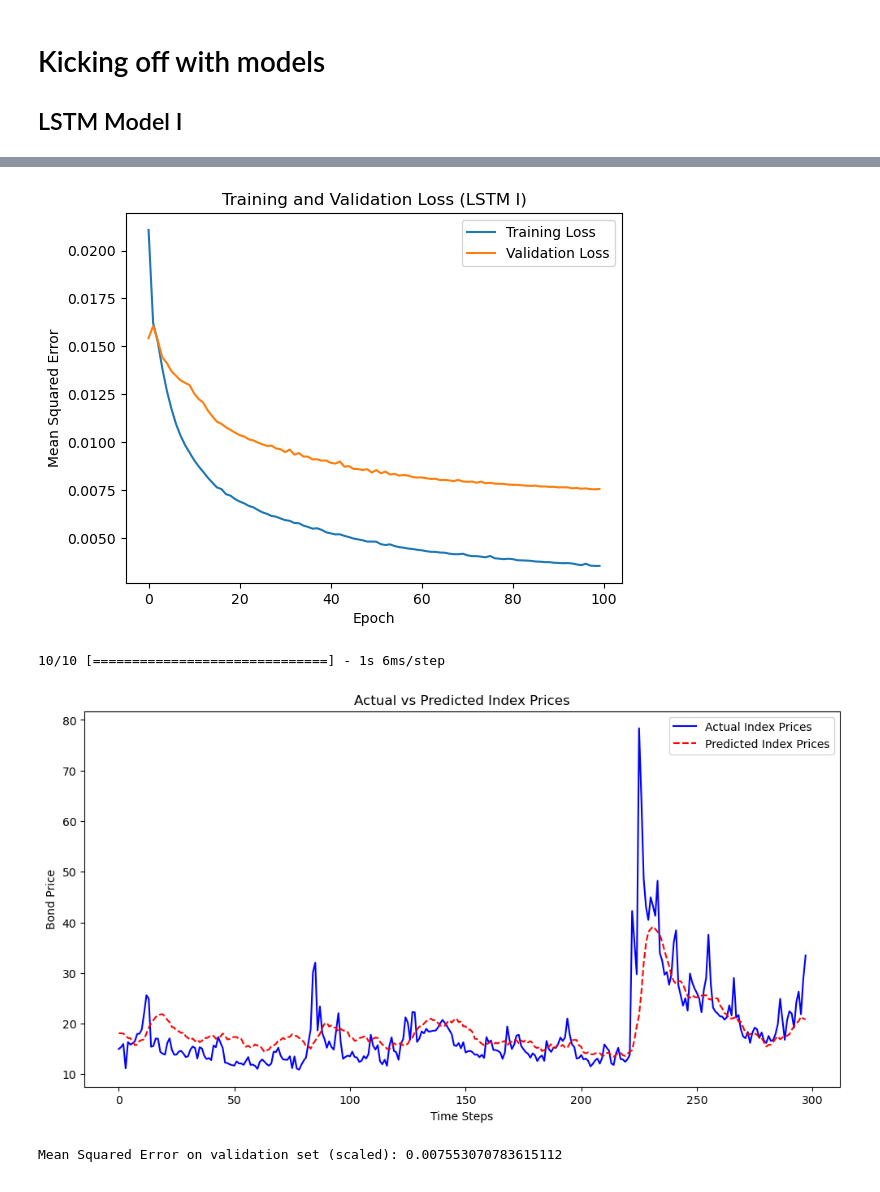
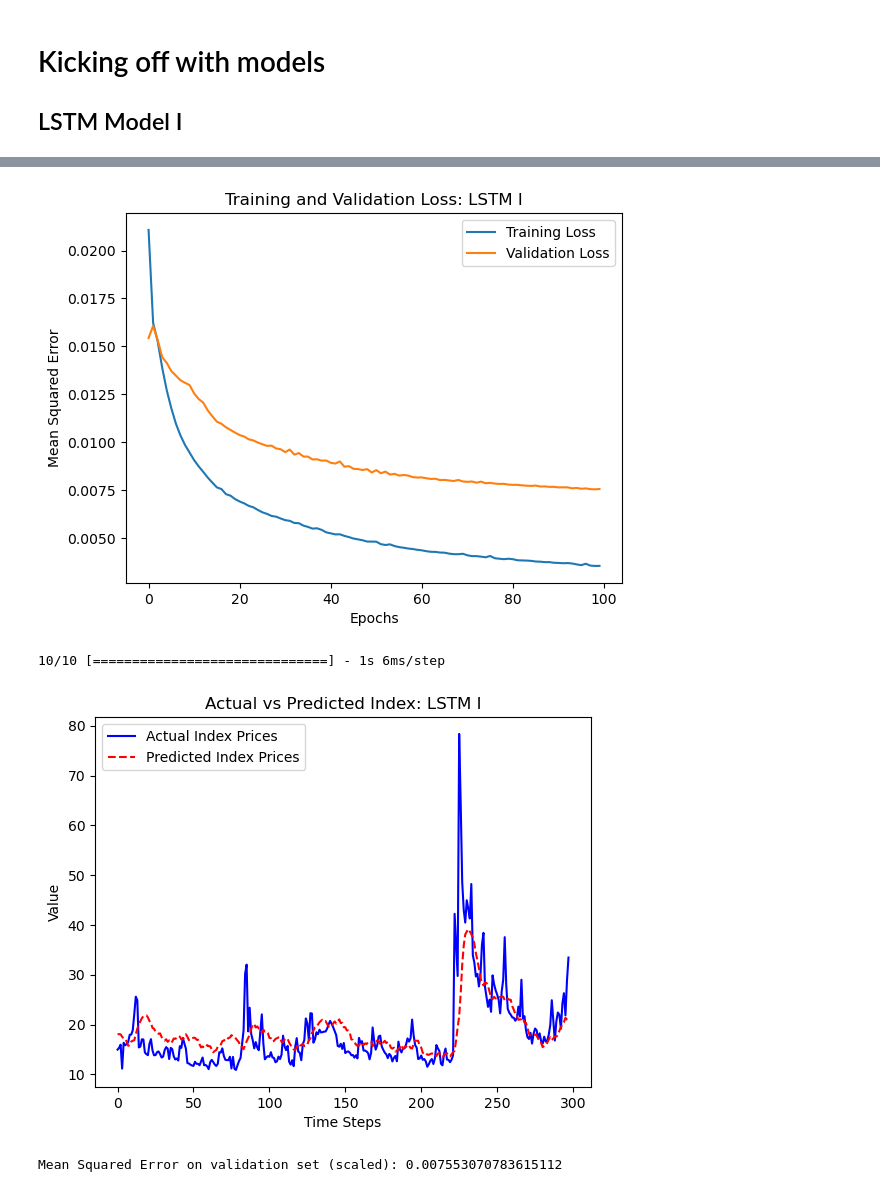
Before and after one commit to OzodbekOzodov/ecb-speeches, a Jupyter notebook: Project_main.ipynb, the cells around one changed output, grey strips where cells are left out. Cells and saved outputs as stored; diff of their text form; code cells hidden in the pictures.

Commit message:
new plots and better comments

```diff
--- a/Project_main.ipynb
+++ b/Project_main.ipynb
@@ -1021,13 +1026,17 @@ import matplotlib.pyplot as plt
 # Plot training and validation loss
 plt.plot(training_loss_1_LSTM, label='Training Loss')
 plt.plot(validation_loss_1_LSTM, label='Validation Loss')
-plt.title('Training and Validation Loss (LSTM I)')
-plt.xlabel('Epoch')
+plt.title('Training and Validation Loss: LSTM I')
+plt.xlabel('Epochs')
 plt.ylabel('Mean Squared Error')
 plt.legend()
+
+#save the plot
+plt.savefig("src/Output/Plots/Loss_LSTM_I.png")
+
 plt.show()
 # %% [output]
-[figure, old version]
+[figure, new version]
 # %%
 # Evaluate model
 predicted_index_price_1_LSTM = model_1_LSTM.predict(X_test_1)
@@ -1051,36 +1060,39 @@ final_predicted_index_price_1_LSTM = inverse_transformed[:, 0]
 # %%
 import numpy as np
 import matplotlib.pyplot as plt
 
 # Step 1: Preparing the data for inverse transformation
 # ----------------------------------------------
 
 # Convert y_test to a 2D array for compatibility with the transformation process
 y_test_2d = y_test_1.reshape(-1, 1)
 
 # Create a placeholder array with adjusted size
 placeholder_array = np.zeros((y_test_2d.shape[0], num_features_1 + 3))
 
-# Assign the bond prices from y_test to the first column of this placeholder array.
+# Assign the values from y_test to the first column of this placeholder array.
 placeholder_array[:, 0] = y_test_2d.ravel()
 
 # Step 2: Performing the inverse transformation
 # ----------------------------------------------
 actual_prices = scaler.inverse_transform(placeholder_array)[:, 0]
 
-# Step 3: Plotting the actual vs predicted bond prices
+# Step 3: Plotting the actual vs predicted values
 # ----------------------------------------------------
 
-plt.figure(figsize=(12, 6))
+#plt.figure(figsize=(12, 6))
 plt.plot(actual_prices, label="Actual Index Prices", color='blue')
 plt.plot(final_predicted_index_price_1_LSTM, label="Predicted Index Prices", color='red', linestyle='dashed')
 plt.legend()
-plt.title("Actual vs Predicted Index Prices")
+plt.title("Actual vs Predicted Index: LSTM I")
 plt.xlabel("Time Steps")
-plt.ylabel("Bond Price")
+plt.ylabel("Value")
+#save the plot
+plt.savefig("src/Output/Plots/fitted_LSTM_I.png")
+
 plt.show()
 # %% [output]
-[figure, old version]
+[figure, new version]
 # %%
 test_mse_1_LSTM = model_1_LSTM.evaluate(X_test_1, y_test_1, verbose=0)
 print(f"Mean Squared Error on validation set (scaled): {test_mse_1_LSTM}")
```
Also changed, not shown: parts of 55 cells of this notebook, 15 other files.
